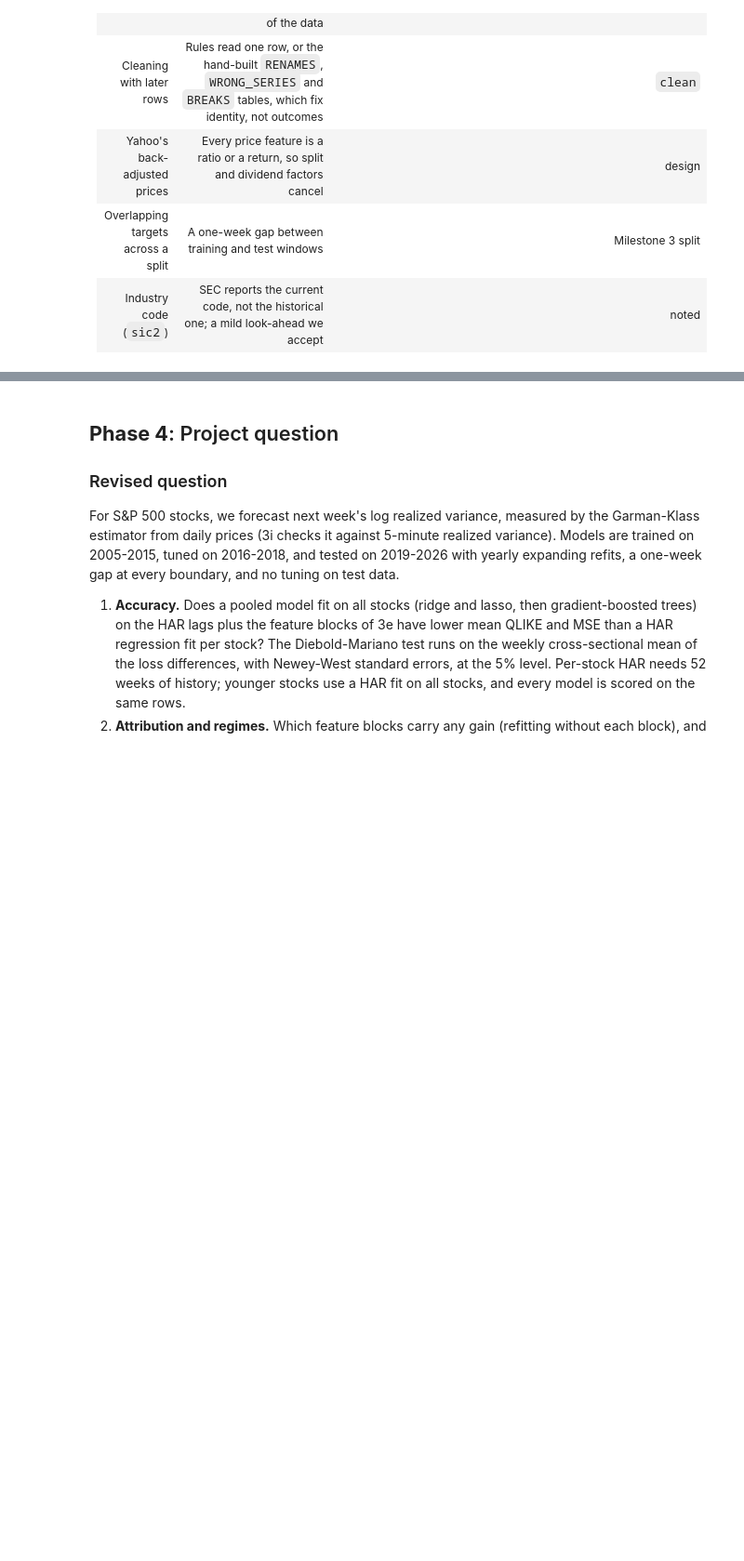
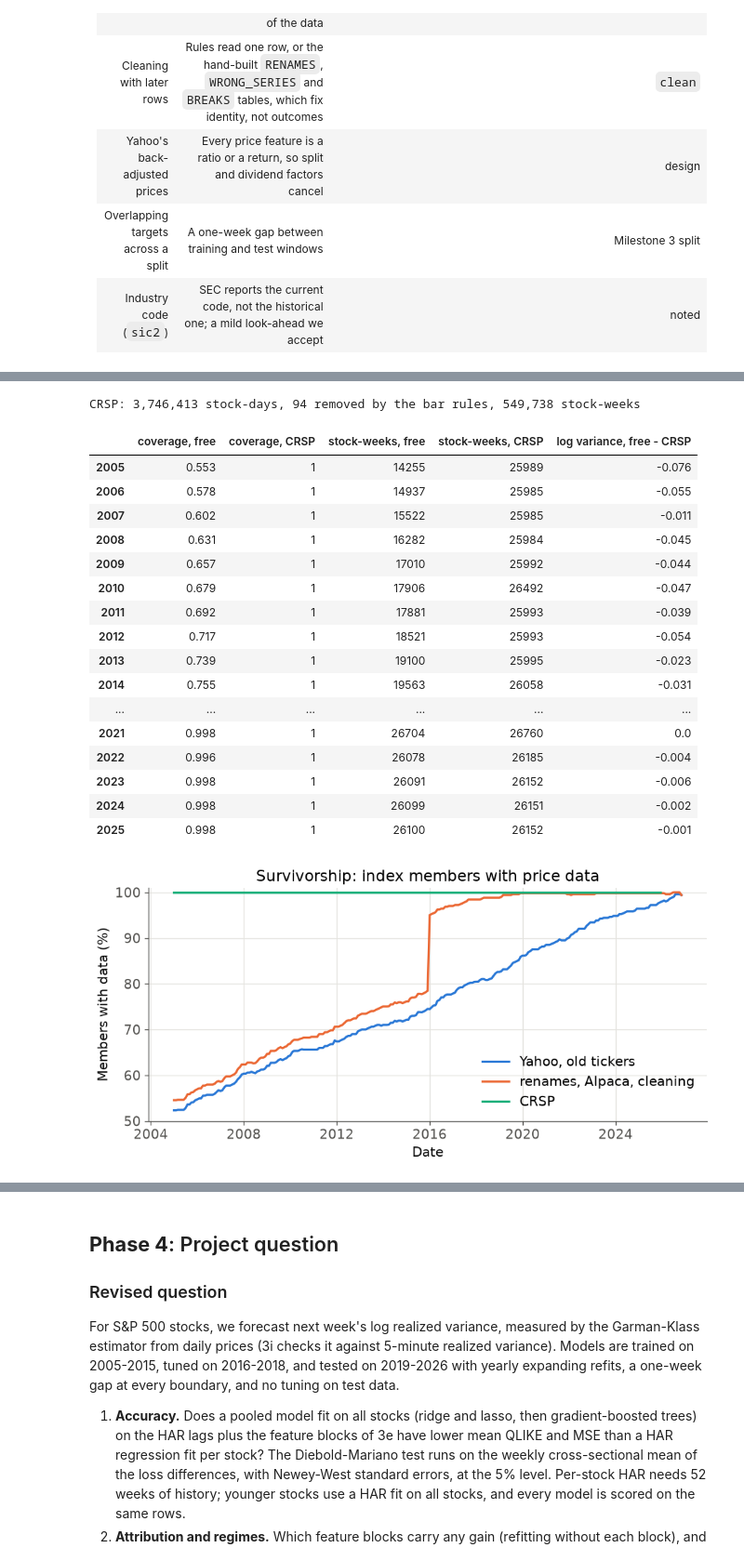
Before and after one commit to qqgjyx/AC-209A_VolForecast, a Jupyter notebook: ms2.ipynb, the cells around one changed output, grey strips where cells are left out. Shown at 93% size. Cells and saved outputs as stored; diff of their text form; code cells hidden in the pictures; blank space fills up the shorter version.

```diff
--- a/ms2.ipynb
+++ b/ms2.ipynb
@@ -551,0 +561,46 @@ Each feature must be known at the Friday close before the target week. How each
+# %%
+# Understand 3l: CRSP against the free data: coverage, sample size, level of the target
+from volforecast.data import fetch_crsp, from_crsp
+from volforecast.features import daily_measures, weekly_panel
+
+CRSP_END = "2026-01-01"  # exclusive; CRSP updates once a year
+HAS_CRSP = (DATA_PATH / "crsp" / "daily.parquet").exists() or bool(os.environ.get("WRDS_USERNAME"))
+if HAS_CRSP:
+    crsp_membership, crsp_daily = from_crsp(*fetch_crsp(START, CRSP_END, DATA_PATH / "crsp"))
+    crsp_clean, crsp_steps = clean(crsp_daily, crsp_membership, set(), {}, CRSP_END)
+    crsp_table = weekly_panel(daily_measures(crsp_clean)).query("in_index and target.notna()")
+    shares_crsp = shares.assign(CRSP=coverage(crsp_membership, crsp_clean[crsp_clean["in_index"]]))
+    plot_coverage(shares_crsp, IMAGES_PATH / "coverage_crsp.png")
+    free_year, crsp_year = table["week"].dt.year, crsp_table["week"].dt.year
+    compare = pd.DataFrame({
+        "coverage, free": shares.iloc[:, 1].groupby(shares.index.year).mean(),
+        "coverage, CRSP": shares_crsp["CRSP"].groupby(shares.index.year).mean(),
+        "stock-weeks, free": free_year.value_counts(), "stock-weeks, CRSP": crsp_year.value_counts(),
+        "log variance, free - CRSP": table.groupby(free_year)["har_w"].mean()
+                                     - crsp_table.groupby(crsp_year)["har_w"].mean(),
+    }).sort_index().loc[:2025]
+    print(f"CRSP: {len(crsp_daily):,} stock-days, {crsp_steps['rows_removed'].iloc[2:].sum()} removed "
+          f"by the bar rules, {len(crsp_table):,} stock-weeks")
+    display(compare.round(3).convert_dtypes())
+else:
+    print("no WRDS access: CRSP check skipped")
+# %% [output]
+CRSP: 3,746,413 stock-days, 94 removed by the bar rules, 549,738 stock-weeks
+|  | coverage, free | coverage, CRSP | stock-weeks, free | stock-weeks, CRSP | log variance, free - CRSP |
+| 2005 | 0.553 | 1 | 14255 | 25989 | -0.076 |
+| 2006 | 0.578 | 1 | 14937 | 25985 | -0.055 |
+| 2007 | 0.602 | 1 | 15522 | 25985 | -0.011 |
+| 2008 | 0.631 | 1 | 16282 | 25984 | -0.045 |
+| 2009 | 0.657 | 1 | 17010 | 25992 | -0.044 |
+| 2010 | 0.679 | 1 | 17906 | 26492 | -0.047 |
+| 2011 | 0.692 | 1 | 17881 | 25993 | -0.039 |
+| 2012 | 0.717 | 1 | 18521 | 25993 | -0.054 |
+| 2013 | 0.739 | 1 | 19100 | 25995 | -0.023 |
+| 2014 | 0.755 | 1 | 19563 | 26058 | -0.031 |
+| ... | ... | ... | ... | ... | ... |
+| 2021 | 0.998 | 1 | 26704 | 26760 | 0.0 |
+| 2022 | 0.996 | 1 | 26078 | 26185 | -0.004 |
+| 2023 | 0.998 | 1 | 26091 | 26152 | -0.006 |
+| 2024 | 0.998 | 1 | 26099 | 26151 | -0.002 |
+| 2025 | 0.998 | 1 | 26100 | 26152 | -0.001 |
+[figure, added]
```
Also changed, not shown: parts of 5 cells of this notebook, 15 other files.
